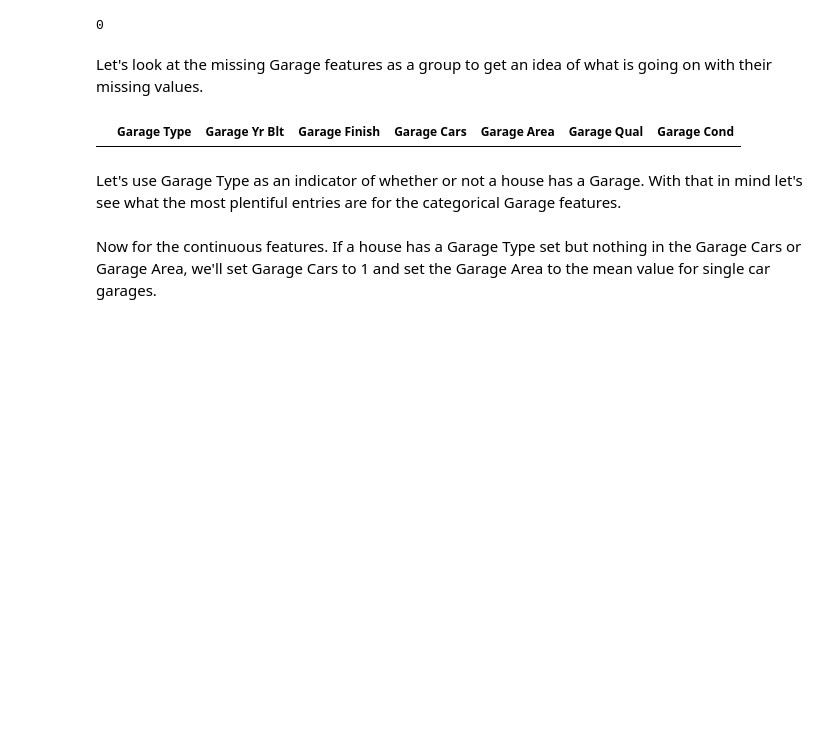
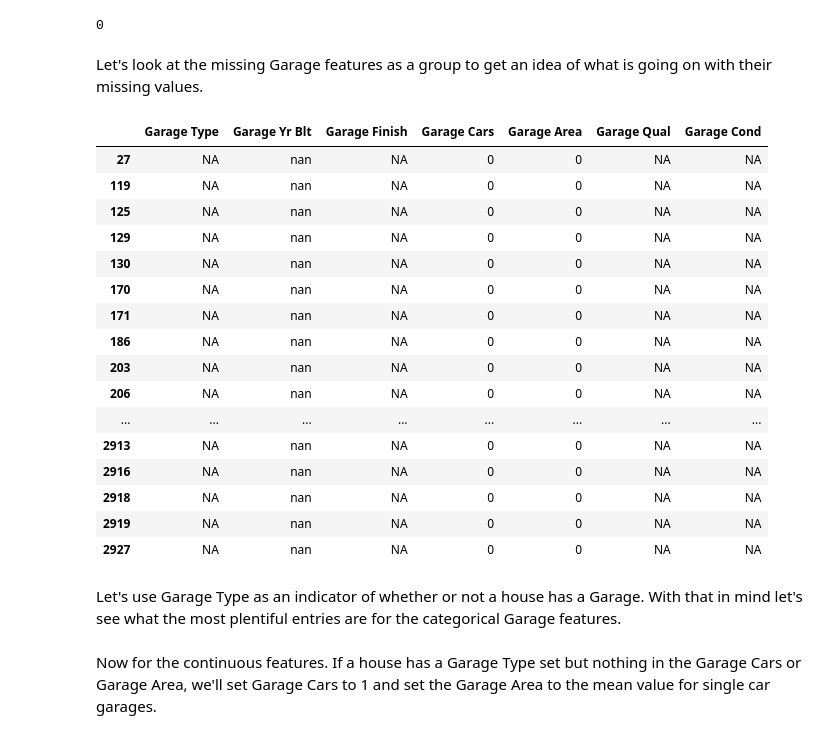
Before and after one commit to Adam-Klaum/house_prices_lr, a Jupyter notebook: house_prices_lr.ipynb, the cells around one changed output. Saved outputs shown, nothing was run; the diff lists cells and outputs as text; code cells hidden in the pictures; blank space fills up the shorter version.

```diff
--- a/house_prices_lr.ipynb
+++ b/house_prices_lr.ipynb
@@ -155,9 +175,25 @@ Let's look at the missing Garage features as a group to get an idea of what is g
 myre = re.compile("^Garage.*")
 garage_feat = [name for name in housing.columns if myre.match(name)]
 # %%
-housing[(housing[garage_feat].isnull().any(axis=1))][garage_feat].style.highlight_null(null_color='orange')
+housing[housing[garage_feat].isnull().any(axis=1)][garage_feat].style.highlight_null(null_color='orange')
 # %% [output]
 |  | Garage Type | Garage Yr Blt | Garage Finish | Garage Cars | Garage Area | Garage Qual | Garage Cond |
+| 27 | NA | nan | NA | 0 | 0 | NA | NA |
+| 119 | NA | nan | NA | 0 | 0 | NA | NA |
+| 125 | NA | nan | NA | 0 | 0 | NA | NA |
+| 129 | NA | nan | NA | 0 | 0 | NA | NA |
+| 130 | NA | nan | NA | 0 | 0 | NA | NA |
+| 170 | NA | nan | NA | 0 | 0 | NA | NA |
+| 171 | NA | nan | NA | 0 | 0 | NA | NA |
+| 186 | NA | nan | NA | 0 | 0 | NA | NA |
+| 203 | NA | nan | NA | 0 | 0 | NA | NA |
+| 206 | NA | nan | NA | 0 | 0 | NA | NA |
+| ... | ... | ... | ... | ... | ... | ... | ... |
+| 2913 | NA | nan | NA | 0 | 0 | NA | NA |
+| 2916 | NA | nan | NA | 0 | 0 | NA | NA |
+| 2918 | NA | nan | NA | 0 | 0 | NA | NA |
+| 2919 | NA | nan | NA | 0 | 0 | NA | NA |
+| 2927 | NA | nan | NA | 0 | 0 | NA | NA |
 # %% [markdown]
 Let's use Garage Type as an indicator of whether or not a house has a Garage.  With that in mind let's see what the most plentiful entries are for the categorical Garage features.
 # %%
```
Also changed, not shown: parts of 12 cells of this notebook.
